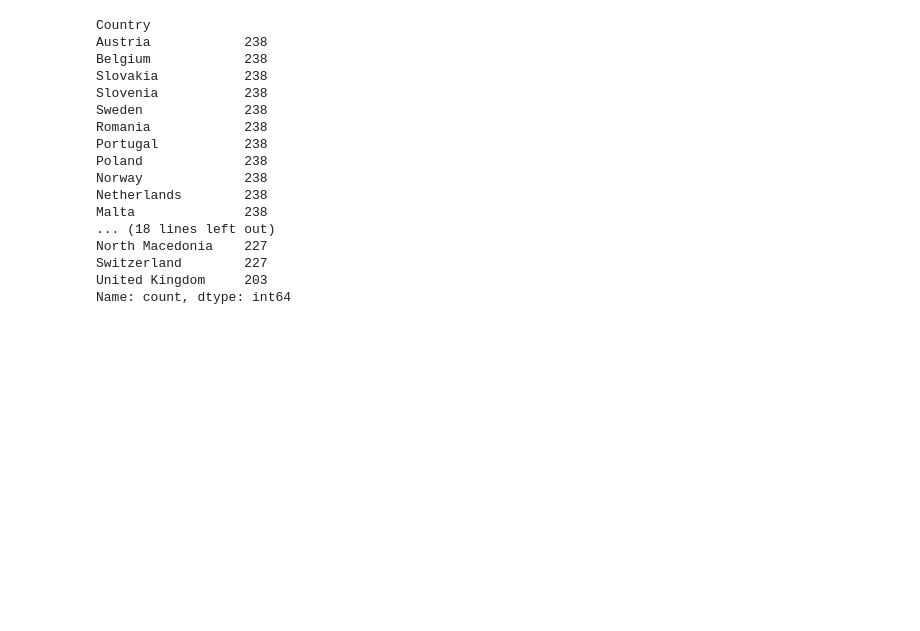
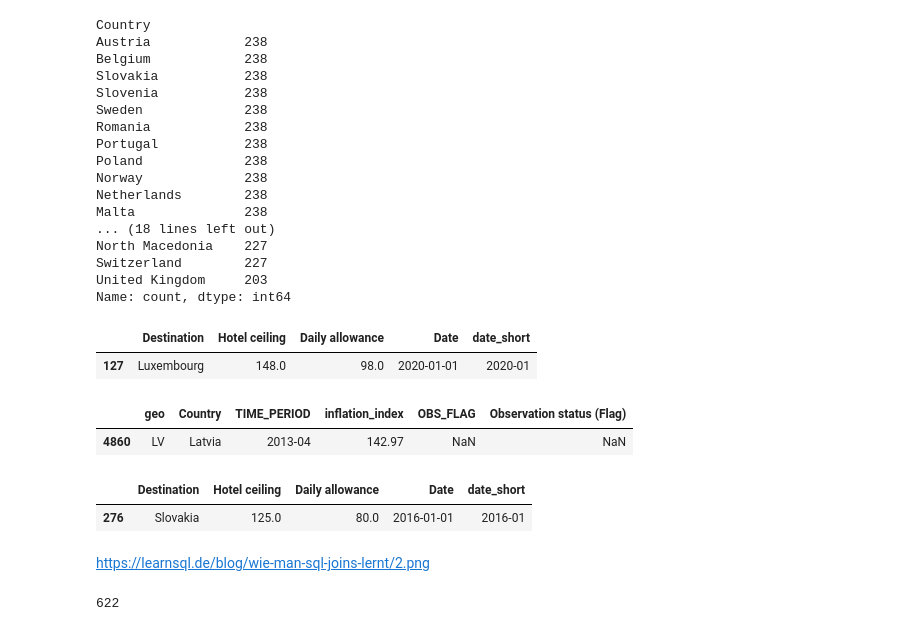
Before and after one commit to zufanka/2023-GUN_MIJ, a Jupyter notebook: filled_worksheets/3.2-data-analysis_introduction_filled-in.ipynb, the cells around one changed output. Saved outputs shown, nothing was run; the diff lists cells and outputs as text; code cells hidden in the pictures; blank space fills up the shorter version.

```diff
--- a/filled_worksheets/3.2-data-analysis_introduction_filled-in.ipynb
+++ b/filled_worksheets/3.2-data-analysis_introduction_filled-in.ipynb
@@ -423,5 +406,19 @@ North Macedonia    227
 Switzerland        227
 United Kingdom     203
 Name: count, dtype: int64
+# %%
+df2.sample()
+# %% [output]
+|  | Destination | Hotel ceiling | Daily allowance | Date | date_short |
+| 127 | Luxembourg | 148.0 | 98.0 | 2020-01-01 | 2020-01 |
+# %%
+df_inflation.sample()
+# %% [output]
+|  | geo | Country | TIME_PERIOD | inflation_index | OBS_FLAG | Observation status (Flag) |
+| 4860 | LV | Latvia | 2013-04 | 142.97 | NaN | NaN |
 # %%
 df2["date_short"] = df2["Date"].dt.strftime("%Y-%m")
+df2.sample()
+# %% [output]
+|  | Destination | Hotel ceiling | Daily allowance | Date | date_short |
+| 276 | Slovakia | 125.0 | 80.0 | 2016-01-01 | 2016-01 |
@@ -435,0 +425,2 @@ df_adjusted = pd.merge(
+# %% [markdown]
+https://learnsql.de/blog/wie-man-sql-joins-lernt/2.png
@@ -435,0 +459,4 @@ df_adjusted = pd.merge(
+# %%
+len(df2)
+# %% [output]
+622
```
Also changed, not shown: parts of 38 cells of this notebook, 1 other file.
